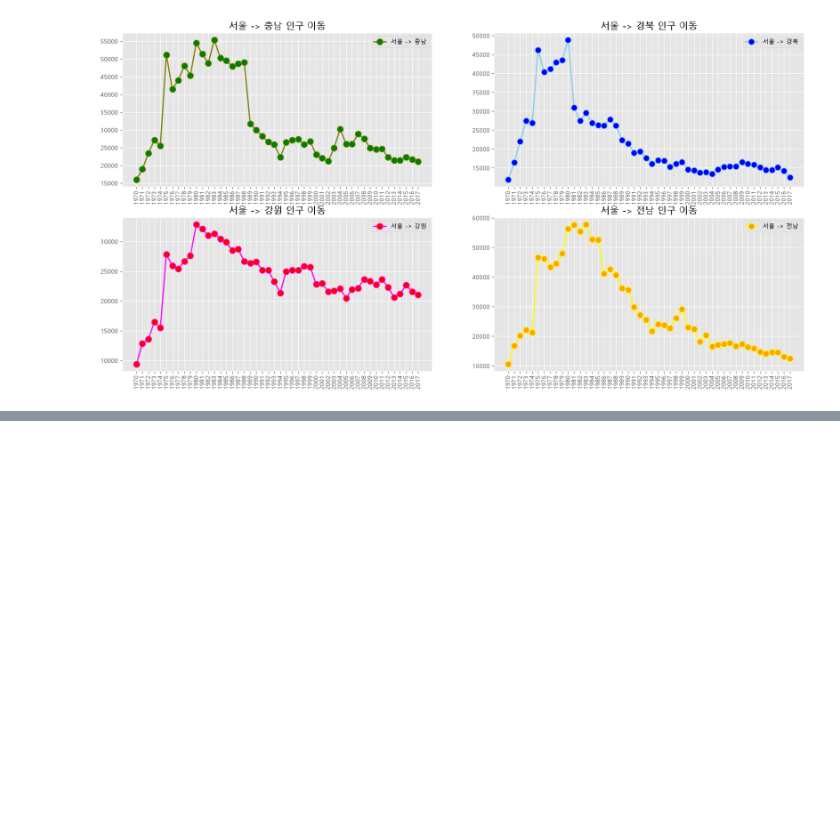
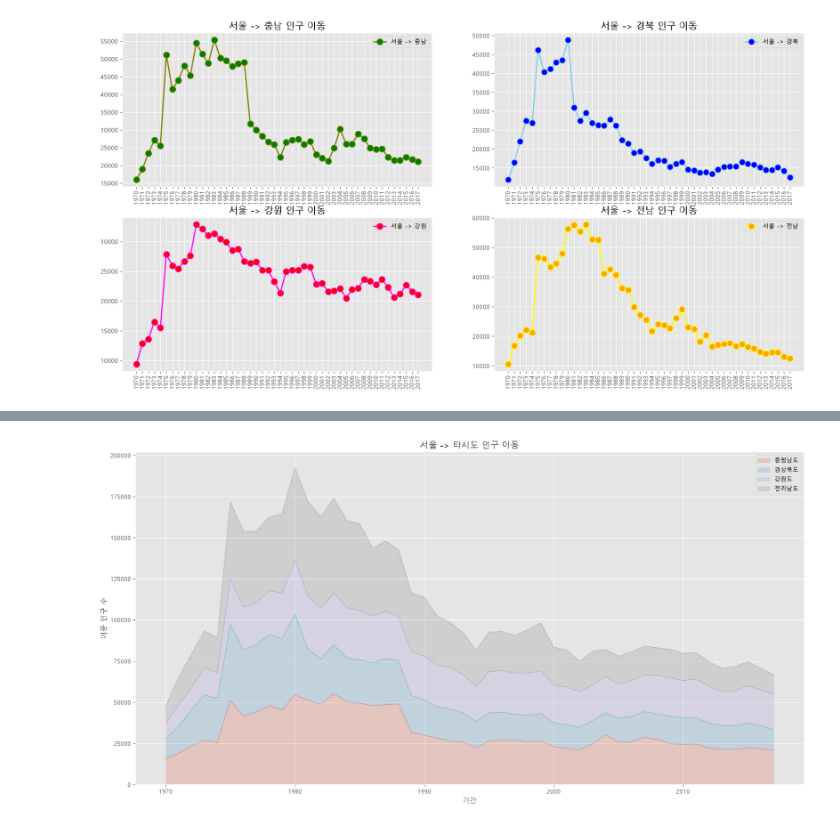
Before and after one commit to SEOWOOSANG/18_data_analytics, a Jupyter notebook: 01_matplotlib.ipynb, the cells around one changed output, grey strips where cells are left out. Saved outputs shown, nothing was run; the diff lists cells and outputs as text; code cells hidden in the pictures; blank space fills up the shorter version.

```diff
--- a/01_matplotlib.ipynb
+++ b/01_matplotlib.ipynb
@@ -527,0 +565,18 @@ plt.show()
+# %%
+col_years = list(map(str, range(1970, 2018)))
+df_4 = df_seoul.loc[["충청남도", "경상북도", "강원도", "전라남도"], col_years]
+df_4 = df_4.astype(int)
+df_4 = df_4.transpose()
+
+plt.style.use("ggplot")
+
+df_4.plot(kind="area", stacked=True, alpha=0.2, figsize=(20, 10))
+
+plt.title("서울 -> 타도시 인구 이동")
+plt.ylabel("이동 인구 수")
+plt.xlabel("기간")
+plt.legend(loc="best")
+
+plt.show()
+# %% [output]
+[figure, added]
```
Also changed, not shown: parts of 7 cells of this notebook.
